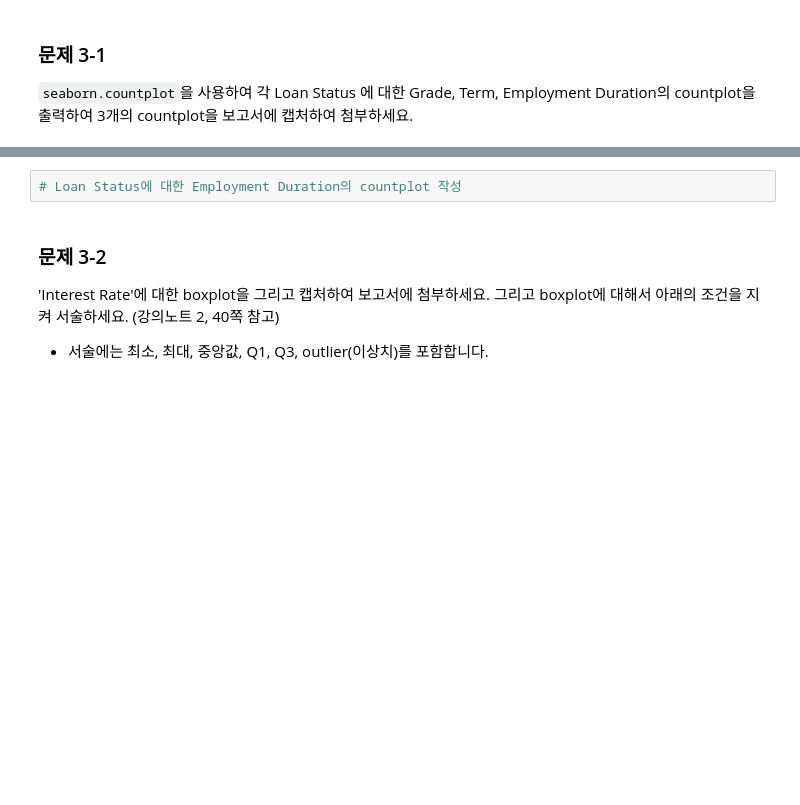
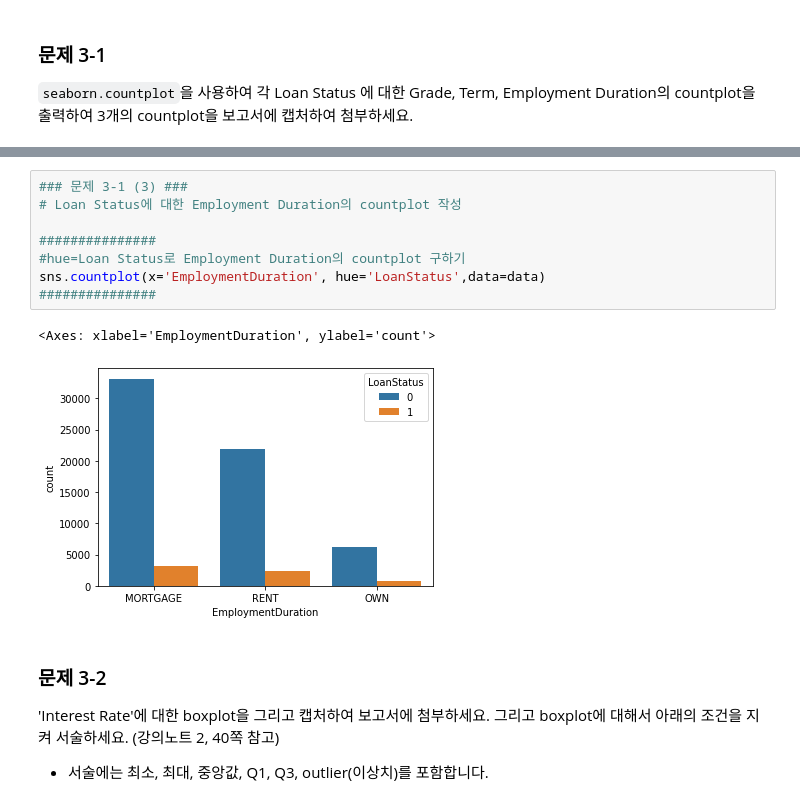
Before and after one commit to LeeZEun/2023S-Ajou-ML, a Jupyter notebook: HW1.ipynb, the cells around one changed output, grey strips where cells are left out. Saved outputs shown, nothing was run; the diff lists cells and outputs as text; blank space fills up the shorter version.

```diff
--- a/HW1.ipynb
+++ b/HW1.ipynb
@@ -159,5 +341,14 @@ print(numerical)
 # %%
+### 문제 3-1 (3) ###
 # Loan Status에 대한 Employment Duration의 countplot 작성
+
+###############
+#hue=Loan Status로 Employment Duration의 countplot 구하기
+sns.countplot(x='EmploymentDuration', hue='LoanStatus',data=data)
+###############
+# %% [output]
+<Axes: xlabel='EmploymentDuration', ylabel='count'>
+[figure, added]
 # %% [markdown]
 ### 문제 3-2
 'Interest Rate'에 대한 boxplot을 그리고 캡처하여 보고서에 첨부하세요. 그리고 boxplot에 대해서 아래의 조건을 지켜 서술하세요. (강의노트 2, 40쪽 참고)
```
Also changed, not shown: parts of 36 cells of this notebook.
